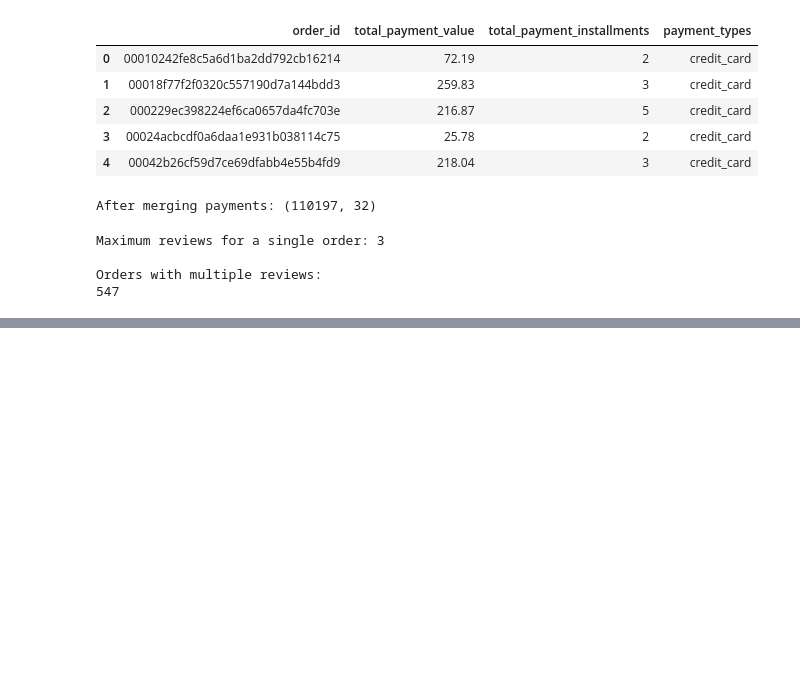
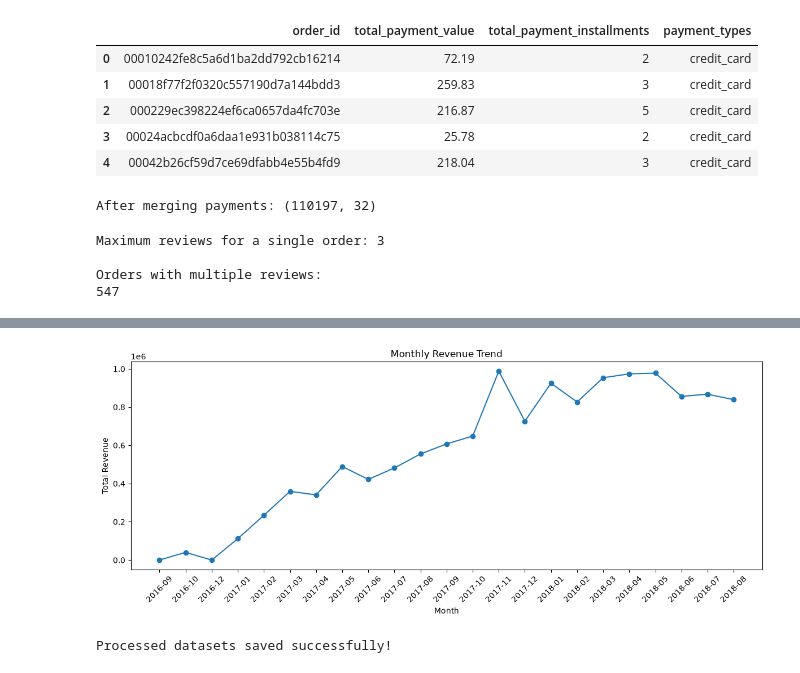
Before and after one commit to abhisarthak/AI-Driven-Circular-Supply-Chain-Optimization, a Jupyter notebook: notebooks/02_data_preprocessing.ipynb, the cells around one changed output, grey strips where cells are left out. Cells and saved outputs as stored; diff of their text form; code cells hidden in the pictures; blank space fills up the shorter version.

Commit message:
Dataset saved

```diff
--- a/notebooks/02_data_preprocessing.ipynb
+++ b/notebooks/02_data_preprocessing.ipynb
@@ -496,0 +560,2 @@ Orders with multiple reviews:
+# %%
+master_df["review_count"] = master_df["review_count"].fillna(0)
@@ -496,0 +808,40 @@ Orders with multiple reviews:
+# %%
+plt.figure(figsize=(12, 5))
+
+plt.plot(
+    monthly_demand["year_month"],
+    monthly_demand["total_revenue"],
+    marker="o"
+)
+
+plt.xticks(rotation=45)
+
+plt.title("Monthly Revenue Trend")
+plt.xlabel("Month")
+plt.ylabel("Total Revenue")
+
+plt.tight_layout()
+plt.show()
+# %% [output]
+[figure, added]
+# %%
+import os
+
+# Create processed data directory if it doesn't exist
+os.makedirs("../data/processed", exist_ok=True)
+
+# Save master dataset
+master_df.to_csv(
+    "../data/processed/master_supply_chain_data.csv",
+    index=False
+)
+
+# Save monthly demand dataset
+monthly_demand.to_csv(
+    "../data/processed/monthly_demand.csv",
+    index=False
+)
+
+print("Processed datasets saved successfully!")
+# %% [output]
+Processed datasets saved successfully!
```
Also changed, not shown: parts of 23 cells of this notebook, 2 other files.
